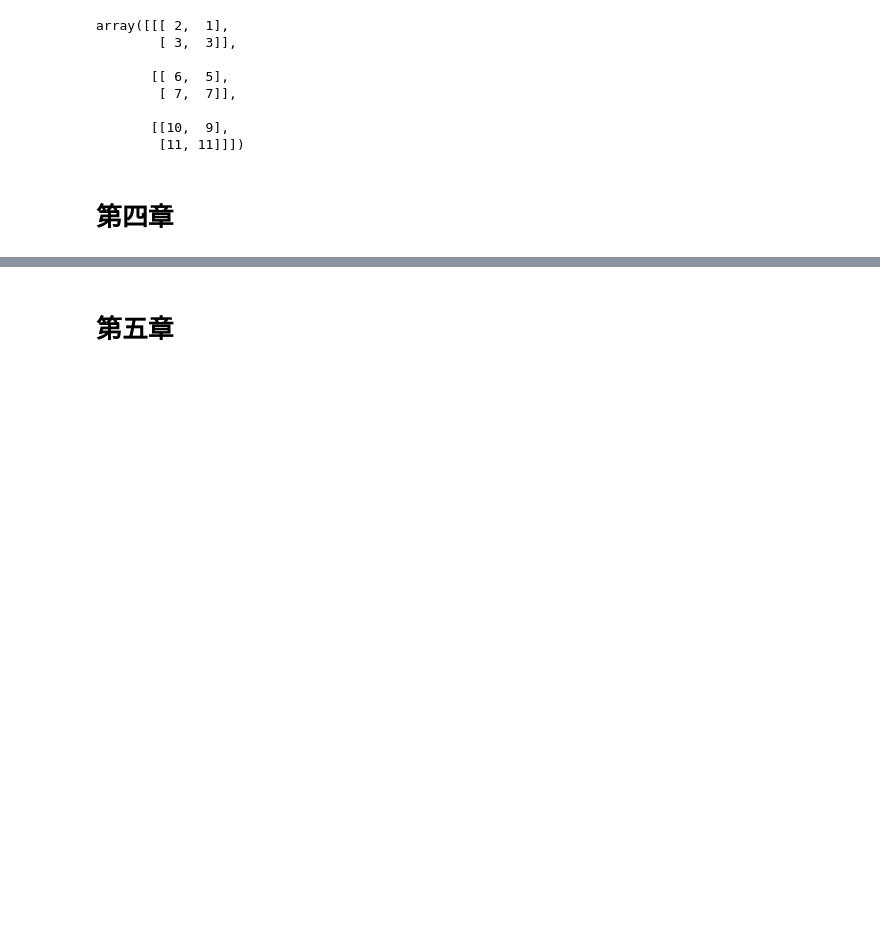
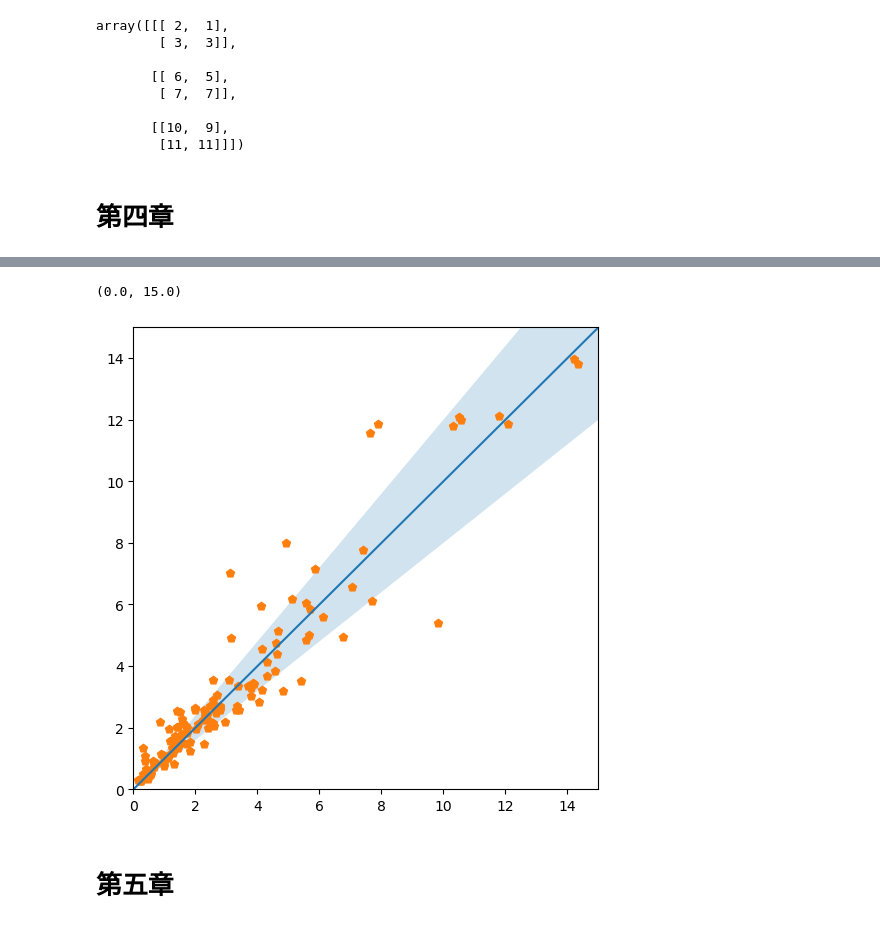
Before and after one commit to jackyvava/CodeWaveVegetation, a Jupyter notebook: code.ipynb, the cells around one changed output, grey strips where cells are left out. Cells and saved outputs as stored; diff of their text form; code cells hidden in the pictures; blank space fills up the shorter version.

```diff
--- a/code.ipynb
+++ b/code.ipynb
@@ -2150,0 +2155,3 @@ array([[[ 2,  1],
+# %%
+data = pd.read_csv("论文数据/第二章/ML预测结果_改.csv")
+data
@@ -2150,0 +2172,7 @@ array([[[ 2,  1],
+# %%
+real_data = data['Actual']
+
+predict_ANN = data['ANN_Predicted']
+predict_SVR = data['SVR_Predicted'] * 0.5
+predict_RF = data['RF_Predicted']
+predcit_MLP = data['MLP_Predicted']
@@ -2150,0 +2190,4 @@ array([[[ 2,  1],
+# %%
+x = np.linspace(0, 40, 200)
+y = x
+error = 0.2 * y
@@ -2151,3 +2304,18 @@ array([[[ 2,  1],
+# %%
+plt.figure(num=1,figsize = (6,6), facecolor=None)
+
+plt.plot(x, y, label='y = x')
+plt.fill_between(x, y - error, y + error, alpha=0.2,label='±20%')
+# plt.scatter(real_data, predict_ANN, label='ANN',marker='o')
+# plt.scatter(real_data, predict_SVR*0.45, label='SVR',marker='^')
+plt.scatter(real_data, predict_RF, label='RF',marker='p')
+# plt.scatter(real_data, predcit_MLP, label='MLP',marker='*')
+
+plt.xlim(0,15)
+plt.ylim(0,15)
+# %% [output]
+(0.0, 15.0)
+[figure, added]
 # %% [markdown]
 # 第五章
 # %% [markdown]
```
Also changed, not shown: parts of 8 cells of this notebook, 1 other file.
